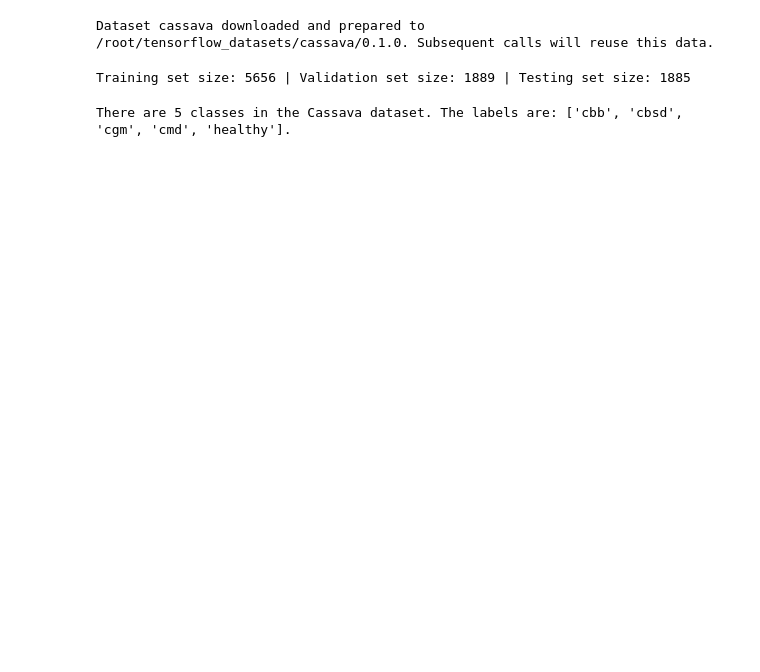
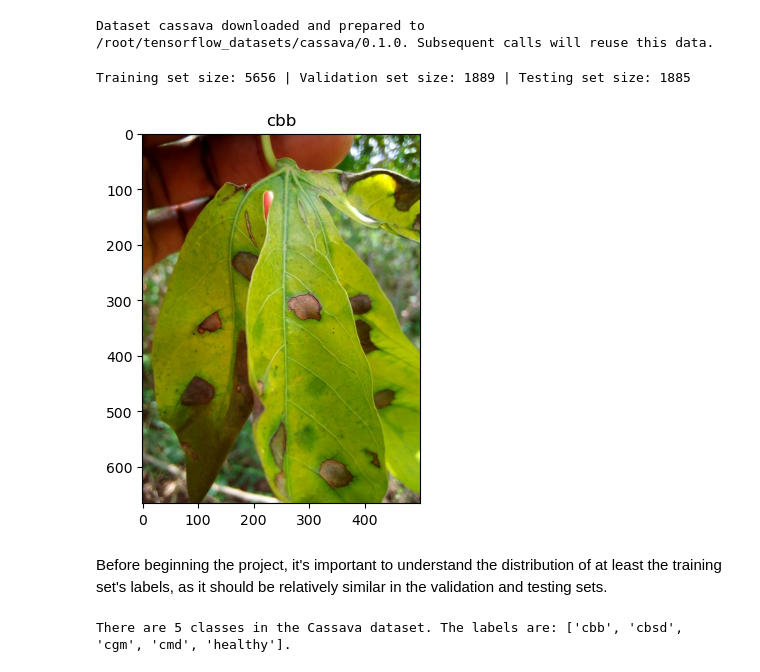
Before and after one commit to lammypi/Data-Science-Explorations, a Jupyter notebook: cassava-classification-tf.ipynb, the cells around one changed output. Cells and saved outputs as stored; diff of their text form; code cells hidden in the pictures; blank space fills up the shorter version.

```diff
--- a/cassava-classification-tf.ipynb
+++ b/cassava-classification-tf.ipynb
@@ -52,6 +54,20 @@ test_size = metadata.splits['test'].num_examples
 print(f'Training set size: {train_size} | Validation set size: {valid_size} | Testing set size: {test_size}')
 # %% [output]
 Training set size: 5656 | Validation set size: 1889 | Testing set size: 1885
+# %%
+# Convert numbers into labels
+get_label_name = metadata.features['label'].int2str
+
+# Show an image
+for image,label in train.take(1):
+    # Plot the image
+    plt.imshow(image)
+    # Set the label as the title
+    plt.title(get_label_name(label))
+# %% [output]
+[figure, added]
+# %% [markdown]
+Before beginning the project, it's important to understand the distribution of at least the training set's labels, as it should be relatively similar in the validation and testing sets.
 # %%
 # Find the number of classes
 num_classes = metadata.features['label'].num_classes
```
Also changed, not shown: parts of 7 cells of this notebook.
